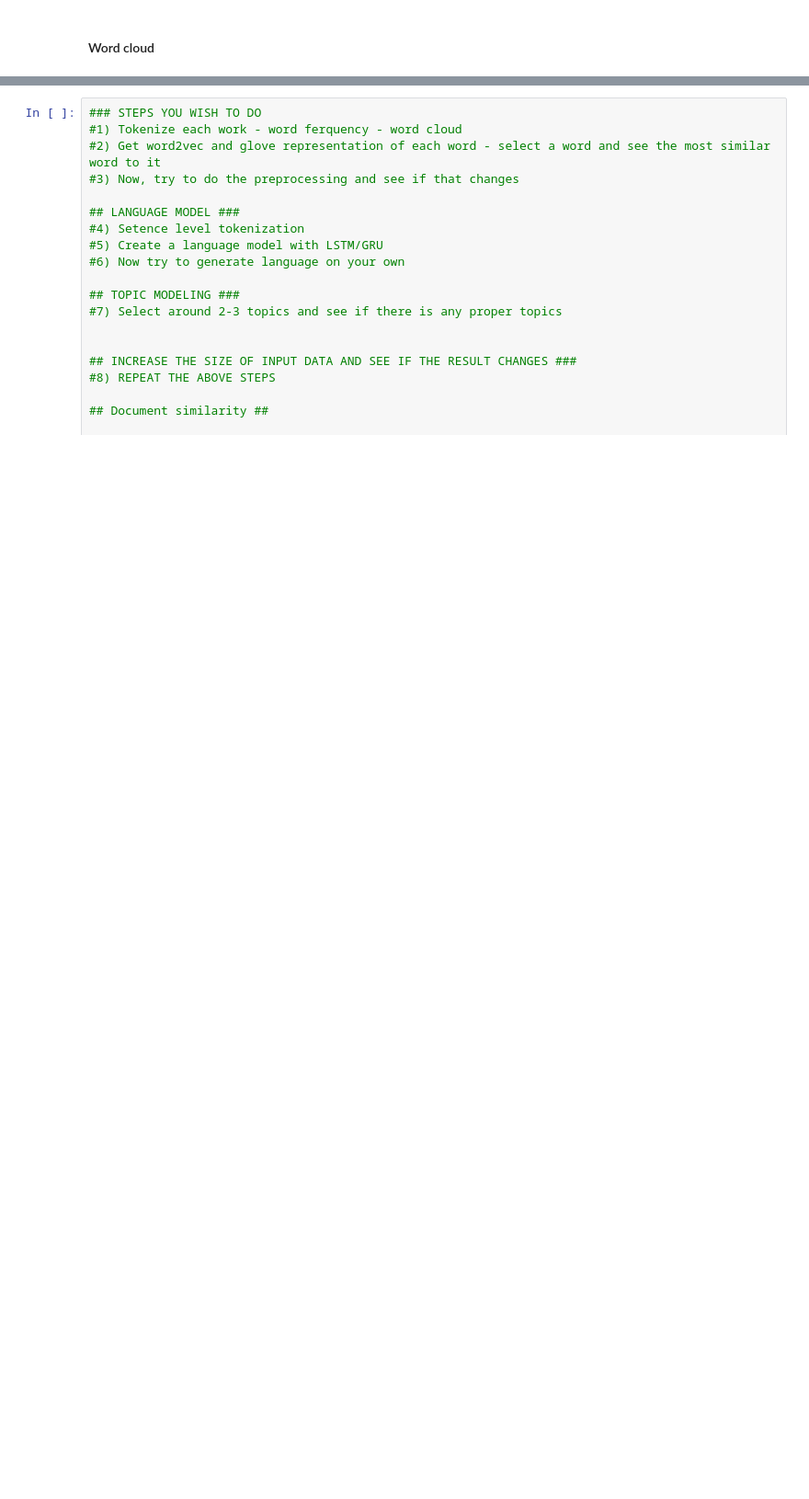
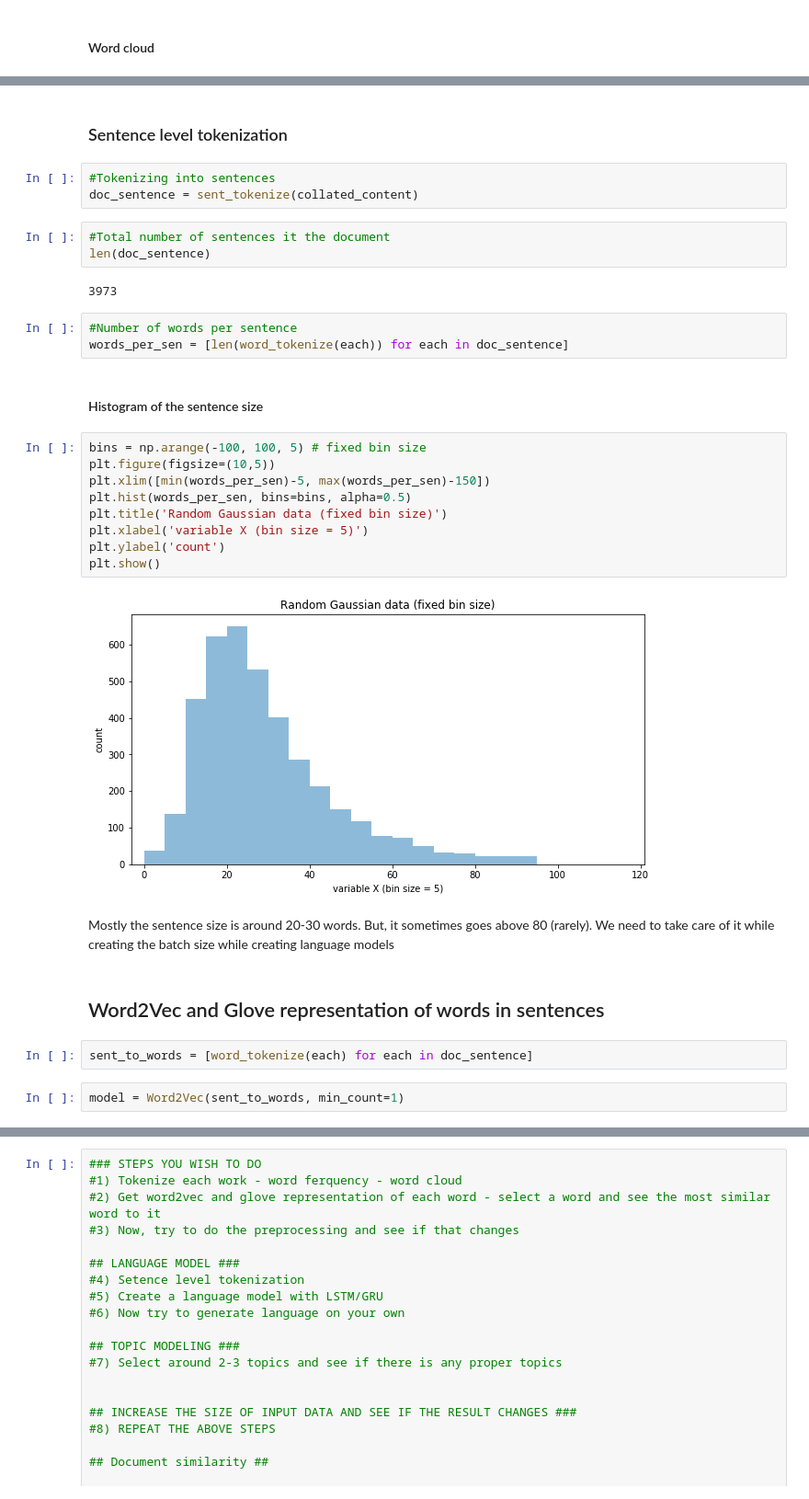
Before and after one commit to Murugesan108/Wikipedia-TextAnalysis, a Jupyter notebook: Wikipedia - Text Mining.ipynb, the cells around one changed output, grey strips where cells are left out. Shown at 92% size. Saved outputs shown, nothing was run; the diff lists cells and outputs as text; blank space fills up the shorter version.

```diff
--- a/Wikipedia - Text Mining.ipynb
+++ b/Wikipedia - Text Mining.ipynb
@@ -65,0 +143,34 @@ token_freq.most_common(20)
+# %% [markdown]
+### Sentence level tokenization
+# %%
+#Tokenizing into sentences
+doc_sentence = sent_tokenize(collated_content)
+# %%
+#Total number of sentences it the document
+len(doc_sentence)
+# %% [output]
+3973
+# %%
+#Number of words per sentence
+words_per_sen = [len(word_tokenize(each)) for each in doc_sentence]
+# %% [markdown]
+#### Histogram of the sentence size
+# %%
+bins = np.arange(-100, 100, 5) # fixed bin size
+plt.figure(figsize=(10,5))
+plt.xlim([min(words_per_sen)-5, max(words_per_sen)-150])
+plt.hist(words_per_sen, bins=bins, alpha=0.5)
+plt.title('Random Gaussian data (fixed bin size)')
+plt.xlabel('variable X (bin size = 5)')
+plt.ylabel('count')
+plt.show()
+# %% [output]
+[figure, added]
+# %% [markdown]
+Mostly the sentence size is around 20-30 words. But, it sometimes goes above 80 (rarely). We need to take care of it while creating the batch size while creating language models
+# %% [markdown]
+## Word2Vec and Glove representation of words in sentences
+# %%
+sent_to_words = [word_tokenize(each) for each in doc_sentence]
+# %%
+model = Word2Vec(sent_to_words, min_count=1)
```
Also changed, not shown: parts of 21 cells of this notebook.
